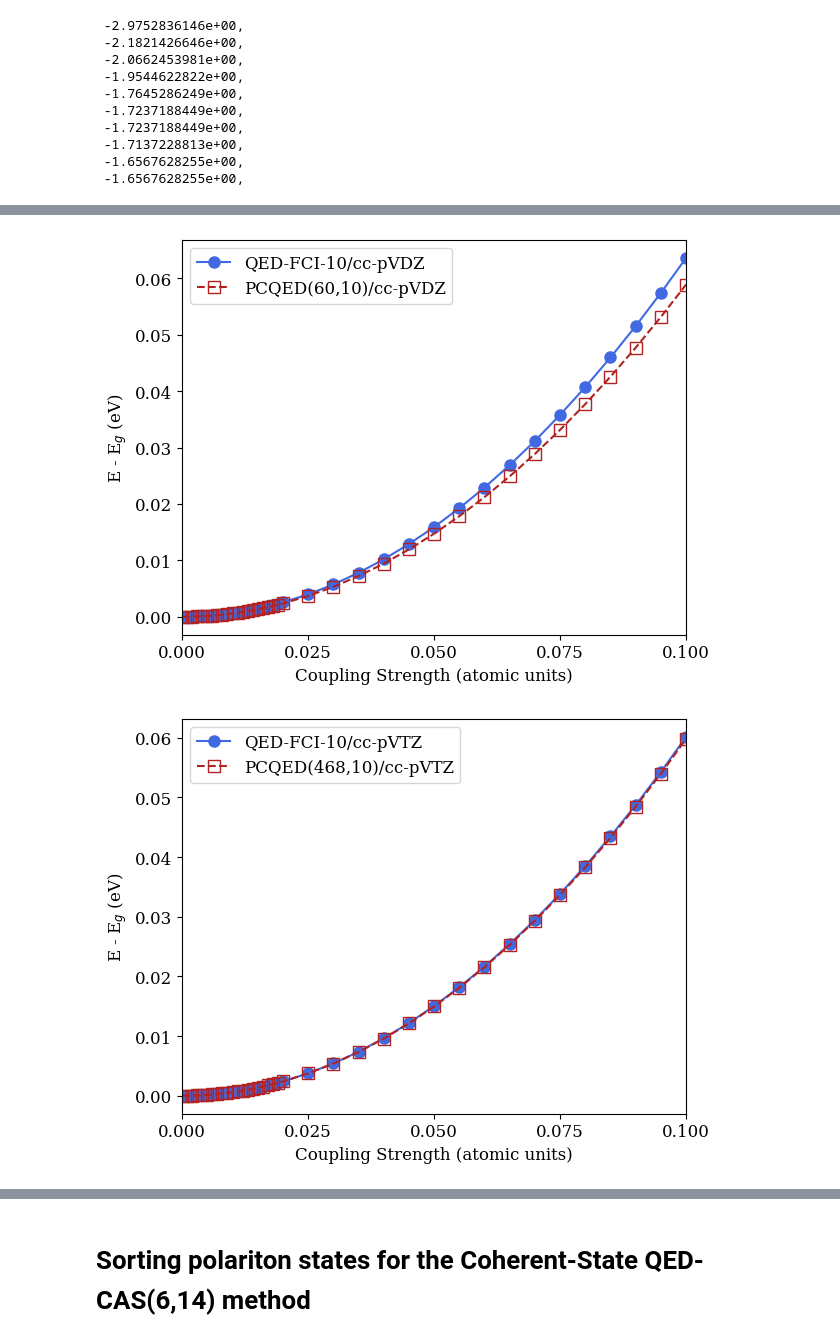
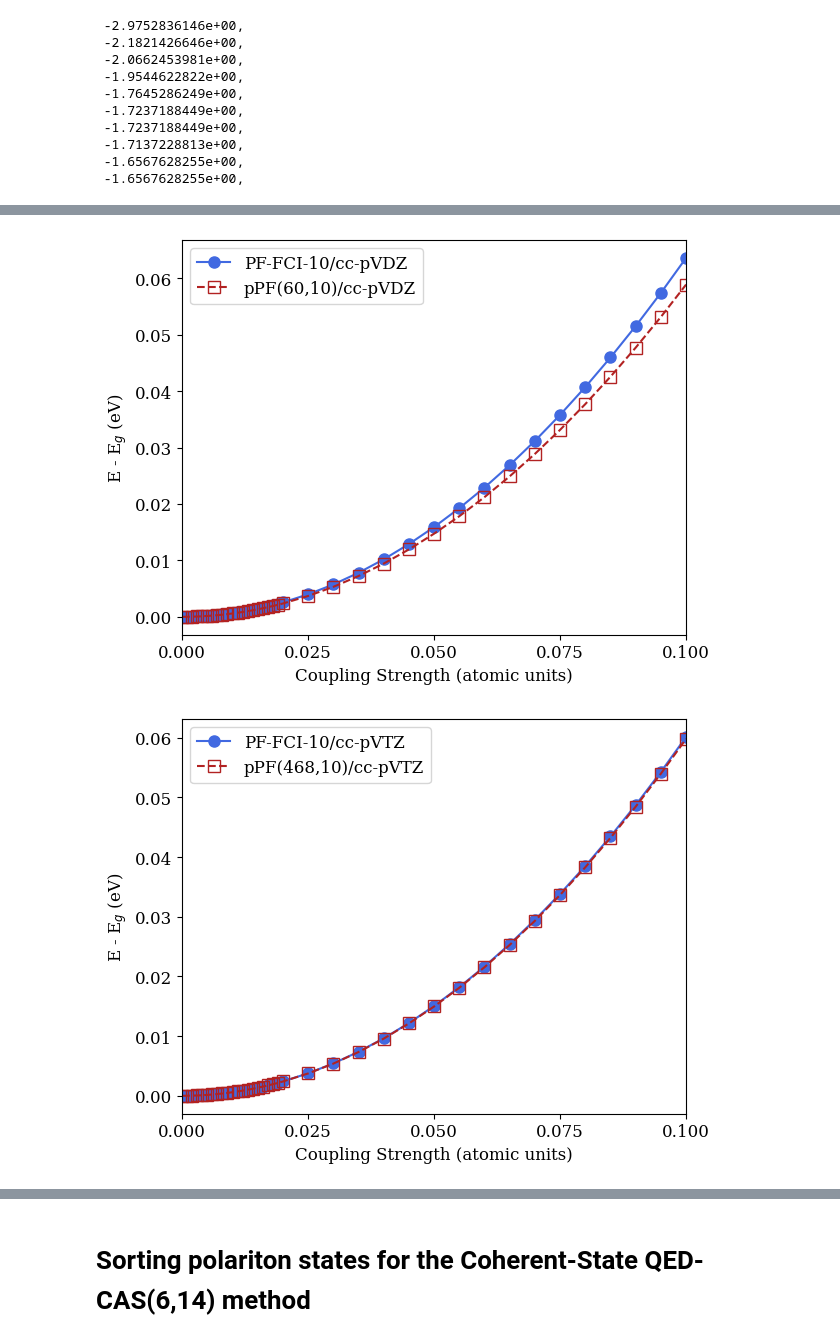
Before and after one commit to boss-bee/data_repository, a Jupyter notebook: json_scripts/new_HHep_plots.ipynb, the cells around one changed output, grey strips where cells are left out. Cells and saved outputs as stored; diff of their text form; code cells hidden in the pictures.

```diff
--- a/json_scripts/new_HHep_plots.ipynb
+++ b/json_scripts/new_HHep_plots.ipynb
@@ -128,77 +128,77 @@ plt.show()
 # %%
-plt.plot(l_arraydz[:,2], (energydz[:,0]-energydz[0,0]) * 27.2114, color=COLOUR3, linestyle="solid", marker="o", ms="8", mfc=COLOUR3, label="QED-FCI-10/cc-pVDZ")
-plt.plot(l_arraydz[:,2], (rdz_g-rdz_g[0]) * 27.2114, color=COLOUR1, linestyle="dashed", marker="s", ms="8", mfc="none", label="PCQED(60,10)/cc-pVDZ")
+plt.plot(l_arraydz[:,2], (energydz[:,0]-energydz[0,0]) * 27.2114, color=COLOUR3, linestyle="solid", marker="o", ms="8", mfc=COLOUR3, label="PF-FCI-10/cc-pVDZ")
+plt.plot(l_arraydz[:,2], (rdz_g-rdz_g[0]) * 27.2114, color=COLOUR1, linestyle="dashed", marker="s", ms="8", mfc="none", label="pPF(60,10)/cc-pVDZ")
 plt.xticks([0, 0.025, 0.050, 0.075, 0.100])
 plt.xlim(0.00, 0.1)
 plt.xlabel("Coupling Strength (atomic units)")
 plt.ylabel("E - E$_g$ (eV)")
 plt.tight_layout()
 plt.legend()
-plt.savefig("Ground_State_cc_pVDZ.png", dpi=200)
+plt.savefig("HHep_Ground_State_cc_pVDZ.png", dpi=200)
 plt.show()
 
-plt.plot(l_arraydz[:,2], (energytz[:,0]-energytz[0,0]) * 27.2114, color=COLOUR3, linestyle="solid", marker="o", ms="8", mfc=COLOUR3, label="QED-FCI-10/cc-pVTZ")
-plt.plot(l_arraydz[:,2], (rtz_g-rtz_g[0]) * 27.2114, color=COLOUR1, linestyle="dashed", marker="s", ms="8", mfc="none", label="PCQED(468,10)/cc-pVTZ")
+plt.plot(l_arraydz[:,2], (energytz[:,0]-energytz[0,0]) * 27.2114, color=COLOUR3, linestyle="solid", marker="o", ms="8", mfc=COLOUR3, label="PF-FCI-10/cc-pVTZ")
+plt.plot(l_arraydz[:,2], (rtz_g-rtz_g[0]) * 27.2114, color=COLOUR1, linestyle="dashed", marker="s", ms="8", mfc="none", label="pPF(468,10)/cc-pVTZ")
 plt.xticks([0, 0.025, 0.050, 0.075, 0.100])
 plt.xlim(0.00, 0.1)
 plt.xlabel("Coupling Strength (atomic units)")
 plt.ylabel("E - E$_g$ (eV)")
 plt.tight_layout()
 plt.legend()
-plt.savefig("Ground_State_cc_pVTZ.png", dpi=200)
+plt.savefig("HHep_Ground_State_cc_pVTZ.png", dpi=200)
 plt.show()
 
 
-plt.plot(l_arraydz[:,2], (energyqz[:,0]-energyqz[0,0]) * 27.2114, color=COLOUR3, linestyle="solid", marker="o", ms="8", mfc=COLOUR3, label="QED-FCI-10/cc-pVTZ")
-plt.plot(l_arraydz[:,2], (rqz_g-rqz_g[0]) * 27.2114, color=COLOUR1, linestyle="dashed", marker="s", ms="8", mfc="none", label="PCQED(2880,10)/cc-pVQZ")
+plt.plot(l_arraydz[:,2], (energyqz[:,0]-energyqz[0,0]) * 27.2114, color=COLOUR3, linestyle="solid", marker="o", ms="8", mfc=COLOUR3, label="PF-FCI-10/cc-pVTZ")
+plt.plot(l_arraydz[:,2], (rqz_g-rqz_g[0]) * 27.2114, color=COLOUR1, linestyle="dashed", marker="s", ms="8", mfc="none", label="pPF(2880,10)/cc-pVQZ")
 plt.xticks([0, 0.025, 0.050, 0.075, 0.100])
 plt.xlim(0.00, 0.1)
 plt.xlabel("Coupling Strength (atomic units)")
 plt.ylabel("E - E$_g$ (eV)")
 plt.tight_layout()
 plt.legend()
-plt.savefig("Ground_State_cc_pVQZ.png", dpi=200)
+plt.savefig("HHep_Ground_State_cc_pVQZ.png", dpi=200)
 plt.show()
 
 
-plt.plot(l_arraydz[:,2], (energydz[:,2]-energydz[:,0]) * 27.2114, color=COLOUR3, linestyle="solid", marker="o", ms="8", mfc=COLOUR3, label="QED-FCI-10/cc-pVDZ")
+plt.plot(l_arraydz[:,2], (energydz[:,2]-energydz[:,0]) * 27.2114, color=COLOUR3, linestyle="solid", marker="o", ms="8", mfc=COLOUR3, label="PF-FCI-10/cc-pVDZ")
 plt.plot(l_arraydz[:,2], (energydz[:,3]-energydz[:,0]) * 27.2114, color=COLOUR3, linestyle="solid", marker="o", ms="8", mfc=COLOUR3)
-plt.plot(l_arraydz[:,2], (rdz_lp-rdz_g) * 27.2114, color=COLOUR1, linestyle="dashed", marker="s", ms="8", mfc="none", label="PCQED(60,10)/cc-pVDZ")
+plt.plot(l_arraydz[:,2], (rdz_lp-rdz_g) * 27.2114, color=COLOUR1, linestyle="dashed", marker="s", ms="8", mfc="none", label="pPF(60,10)/cc-pVDZ")
 plt.plot(l_arraydz[:,2], (rdz_up-rdz_g) * 27.2114, color=COLOUR1, linestyle="dashed", marker="s", ms="8", mfc="none")
 plt.xticks([0, 0.025, 0.050, 0.075, 0.100])
 plt.xlim(0.00, 0.1)
 plt.xlabel("Coupling Strength (atomic units)")
 plt.ylabel("Excitation Energies (eV)")
 plt.tight_layout()
 plt.legend()
-plt.savefig("Polariton_Energies_cc-pVDZ.png", dpi=200)
+plt.savefig("HHep_Polariton_Energies_cc-pVDZ.png", dpi=200)
 plt.show()
 
-plt.plot(l_arraydz[:,2], (energytz[:,2]-energytz[:,0]) * 27.2114, color=COLOUR3, linestyle="solid", marker="o", ms="8", mfc=COLOUR3, label="QED-FCI-10/cc-pVTZ")
+plt.plot(l_arraydz[:,2], (energytz[:,2]-energytz[:,0]) * 27.2114, color=COLOUR3, linestyle="solid", marker="o", ms="8", mfc=COLOUR3, label="PF-FCI-10/cc-pVTZ")
 plt.plot(l_arraydz[:,2], (energytz[:,3]-energytz[:,0]) * 27.2114, color=COLOUR3, linestyle="solid", marker="o", ms="8", mfc=COLOUR3)
-plt.plot(l_arraydz[:,2], (rtz_lp-rtz_g) * 27.2114, color=COLOUR1, linestyle="dashed", marker="s", ms="8", mfc="none", label="PCQED(468,10)/cc-pVTZ")
+plt.plot(l_arraydz[:,2], (rtz_lp-rtz_g) * 27.2114, color=COLOUR1, linestyle="dashed", marker="s", ms="8", mfc="none", label="pPF(468,10)/cc-pVTZ")
 plt.plot(l_arraydz[:,2], (rtz_up-rtz_g) * 27.2114, color=COLOUR1, linestyle="dashed", marker="s", ms="8", mfc="none")
 plt.xticks([0, 0.025, 0.050, 0.075, 0.100])
 plt.xlim(0.00, 0.1)
 plt.xlabel("Coupling Strength (atomic units)")
 plt.ylabel("Excitation Energies (eV)")
 plt.tight_layout()
 plt.legend()
-plt.savefig("Polariton_Energies_cc-pVTZ.png", dpi=200)
+plt.savefig("HHep_Polariton_Energies_cc-pVTZ.png", dpi=200)
 plt.show()
 
-plt.plot(l_arraydz[:,2], (energyqz[:,2]-energyqz[:,0]) * 27.2114, color=COLOUR3, linestyle="solid", marker="o", ms="8", mfc=COLOUR3, label="QED-FCI-10/cc-pVTZ")
+plt.plot(l_arraydz[:,2], (energyqz[:,2]-energyqz[:,0]) * 27.2114, color=COLOUR3, linestyle="solid", marker="o", ms="8", mfc=COLOUR3, label="PF-FCI-10/cc-pVTZ")
 plt.plot(l_arraydz[:,2], (energyqz[:,3]-energyqz[:,0]) * 27.2114, color=COLOUR3, linestyle="solid", marker="o", ms="8", mfc=COLOUR3)
-plt.plot(l_arraydz[:,2], (rqz_lp-rqz_g) * 27.2114, color=COLOUR1, linestyle="dashed", marker="s", ms="8", mfc="none", label="PCQED(2880,10)/cc-pVQZ")
+plt.plot(l_arraydz[:,2], (rqz_lp-rqz_g) * 27.2114, color=COLOUR1, linestyle="dashed", marker="s", ms="8", mfc="none", label="pPF(2880,10)/cc-pVQZ")
 plt.plot(l_arraydz[:,2], (rqz_up-rqz_g) * 27.2114, color=COLOUR1, linestyle="dashed", marker="s", ms="8", mfc="none")
 plt.xticks([0, 0.025, 0.050, 0.075, 0.100])
 plt.xlim(0.00, 0.1)
 plt.xlabel("Coupling Strength (atomic units)")
 plt.ylabel("Excitation Energies (eV)")
 plt.tight_layout()
 plt.legend()
-plt.savefig("Polariton_Energies_cc-pVQZ.png", dpi=200)
+plt.savefig("HHep_Polariton_Energies_cc-pVQZ.png", dpi=200)
 plt.show()
 # %% [output]
-[figure, old version]
+[figure, new version]
-[figure, old version]
+[figure, new version]
```
Also changed, not shown: parts of 2 cells of this notebook, 16 other files.
